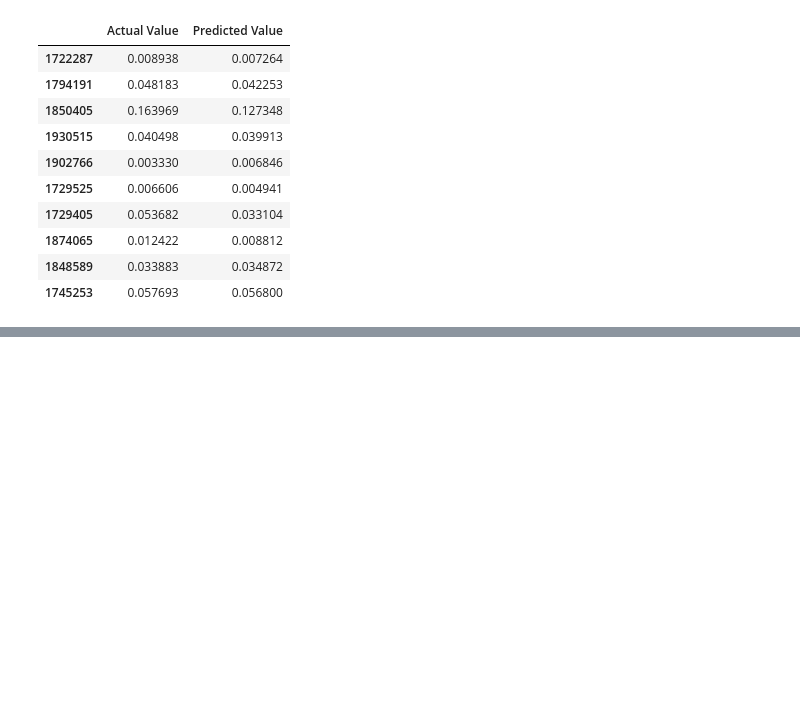
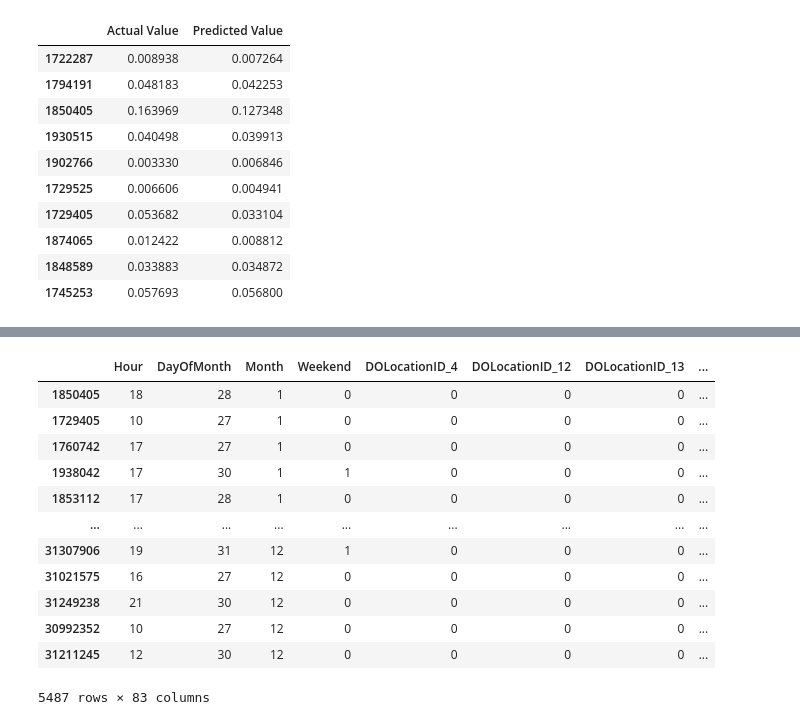
Before and after one commit to slurmsmarcenzie/COMP47360-Research-Practicum, a Jupyter notebook: Taxi_And_Subway_Model_Merged.ipynb, the cells around one changed output, grey strips where cells are left out. Saved outputs shown, nothing was run; the diff lists cells and outputs as text; code cells hidden in the pictures; blank space fills up the shorter version.

```diff
--- a/Taxi_And_Subway_Model_Merged.ipynb
+++ b/Taxi_And_Subway_Model_Merged.ipynb
@@ -468,6 +468,20 @@ df = pd.concat([df, dummies], axis=1)
 df = df.drop('DOLocationID', axis=1)
 df = df.drop('TimeOfDay', axis=1)
 df = df.drop('DayOfWeek', axis=1)
+# %%
+dummies = pd.get_dummies(df['DOLocationID'], prefix='DOLocationID', drop_first=False)
+df = pd.concat([df, dummies], axis=1)
+
+# Get the dummy variables for the 'TimeOfDay' column and drop the original column
+dummies = pd.get_dummies(df['TimeOfDay'], prefix='TimeOfDay')
+df = pd.concat([df, dummies], axis=1)
+
+# Get the dummy variables for the 'DayOfWeek' column and drop the original column
+dummies = pd.get_dummies(df['DayOfWeek'], prefix='DayOfWeek')
+df = pd.concat([df, dummies], axis=1)
+
+df = df.drop('TimeOfDay', axis=1)
+df = df.drop('DayOfWeek', axis=1)
 # %% [markdown]
 **Train/Test Split:**
 # %%
@@ -951,0 +1000,22 @@ XGBoost MAPE: 12.3599%
+# %%
+top_3_zones = [161, 237, 186]
+# %%
+df_filtered2 = df_test_sample[df_test_sample['DOLocationID'].isin(top_3_zones)]
+# %%
+df_filtered2 = df_filtered2.drop('DOLocationID', axis=1)
+# %%
+df_filtered2
+# %% [output]
+|  | Hour | DayOfMonth | Month | Weekend | DOLocationID_4 | DOLocationID_12 | DOLocationID_13 | ... |
+| 1850405 | 18 | 28 | 1 | 0 | 0 | 0 | 0 | ... |
+| 1729405 | 10 | 27 | 1 | 0 | 0 | 0 | 0 | ... |
+| 1760742 | 17 | 27 | 1 | 0 | 0 | 0 | 0 | ... |
+| 1938042 | 17 | 30 | 1 | 1 | 0 | 0 | 0 | ... |
+| 1853112 | 17 | 28 | 1 | 0 | 0 | 0 | 0 | ... |
+| ... | ... | ... | ... | ... | ... | ... | ... | ... |
+| 31307906 | 19 | 31 | 12 | 1 | 0 | 0 | 0 | ... |
+| 31021575 | 16 | 27 | 12 | 0 | 0 | 0 | 0 | ... |
+| 31249238 | 21 | 30 | 12 | 0 | 0 | 0 | 0 | ... |
+| 30992352 | 10 | 27 | 12 | 0 | 0 | 0 | 0 | ... |
+| 31211245 | 12 | 30 | 12 | 0 | 0 | 0 | 0 | ... |
+5487 rows × 83 columns
```
Also changed, not shown: parts of 48 cells of this notebook.
